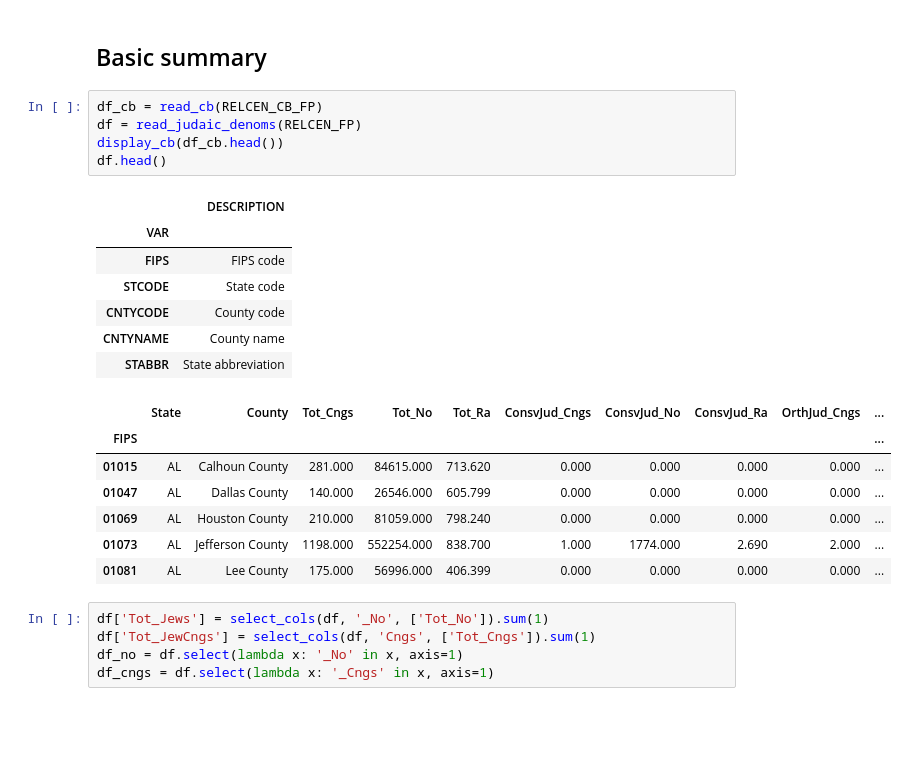
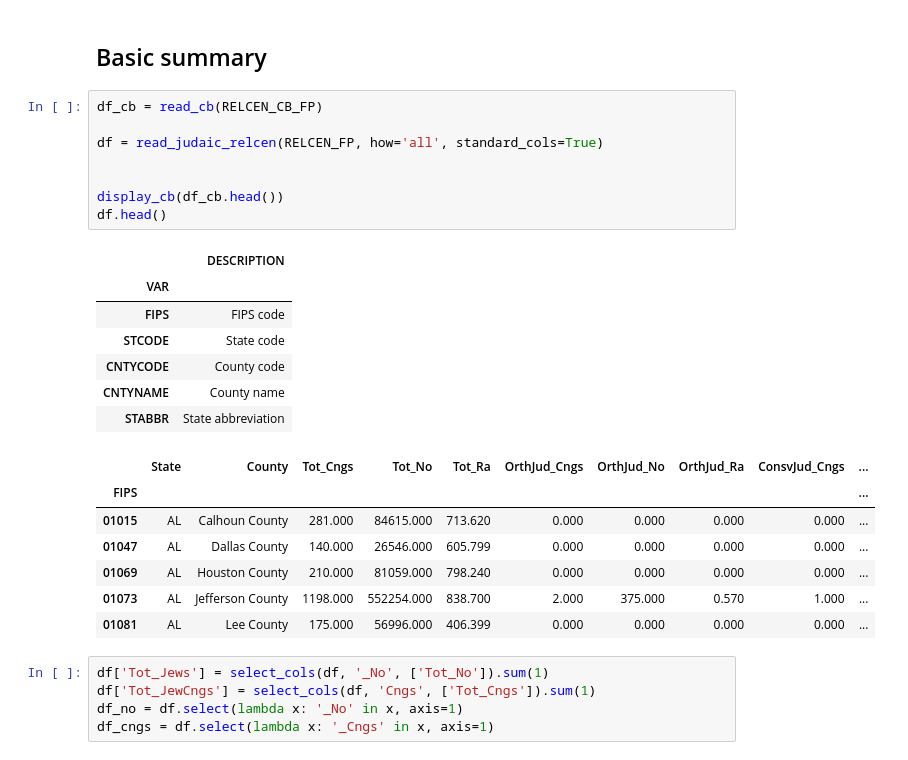
Before and after one commit to mdlynch37/Clustering-Jewish-Communities, a Jupyter notebook: Executable/US-Religion-Census-2010.ipynb, the cells around one changed output. Drawn from its saved outputs; the diff is of its cells as text; blank space fills up the shorter version.

```diff
--- a/Executable/US-Religion-Census-2010.ipynb
+++ b/Executable/US-Religion-Census-2010.ipynb
@@ -43,23 +42,26 @@ def select_cols(df, suffix, exclude):
 ## Basic summary
 # %%
 df_cb = read_cb(RELCEN_CB_FP)
-df = read_judaic_denoms(RELCEN_FP)
+
+df = read_judaic_relcen(RELCEN_FP, how='all', standard_cols=True)
+
+
 display_cb(df_cb.head())
 df.head()
 # %% [output]
 |  | DESCRIPTION |
 | VAR |  |
 | FIPS | FIPS code |
 | STCODE | State code |
 | CNTYCODE | County code |
 | CNTYNAME | County name |
 | STABBR | State abbreviation |
-|  | State | County | Tot_Cngs | Tot_No | Tot_Ra | ConsvJud_Cngs | ConsvJud_No | ConsvJud_Ra | OrthJud_Cngs | ... |
+|  | State | County | Tot_Cngs | Tot_No | Tot_Ra | OrthJud_Cngs | OrthJud_No | OrthJud_Ra | ConsvJud_Cngs | ... |
 | FIPS |  |  |  |  |  |  |  |  |  | ... |
 | 01015 | AL | Calhoun County | 281.000 | 84615.000 | 713.620 | 0.000 | 0.000 | 0.000 | 0.000 | ... |
 | 01047 | AL | Dallas County | 140.000 | 26546.000 | 605.799 | 0.000 | 0.000 | 0.000 | 0.000 | ... |
 | 01069 | AL | Houston County | 210.000 | 81059.000 | 798.240 | 0.000 | 0.000 | 0.000 | 0.000 | ... |
-| 01073 | AL | Jefferson County | 1198.000 | 552254.000 | 838.700 | 1.000 | 1774.000 | 2.690 | 2.000 | ... |
+| 01073 | AL | Jefferson County | 1198.000 | 552254.000 | 838.700 | 2.000 | 375.000 | 0.570 | 1.000 | ... |
 | 01081 | AL | Lee County | 175.000 | 56996.000 | 406.399 | 0.000 | 0.000 | 0.000 | 0.000 | ... |
 # %%
 df['Tot_Jews'] = select_cols(df, '_No', ['Tot_No']).sum(1)
```
Also changed, not shown: parts of 8 cells of this notebook, 1 other file.
